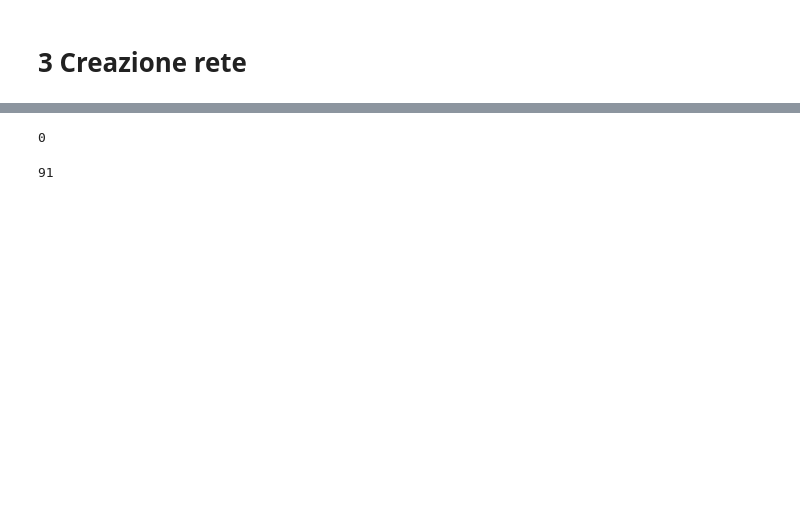
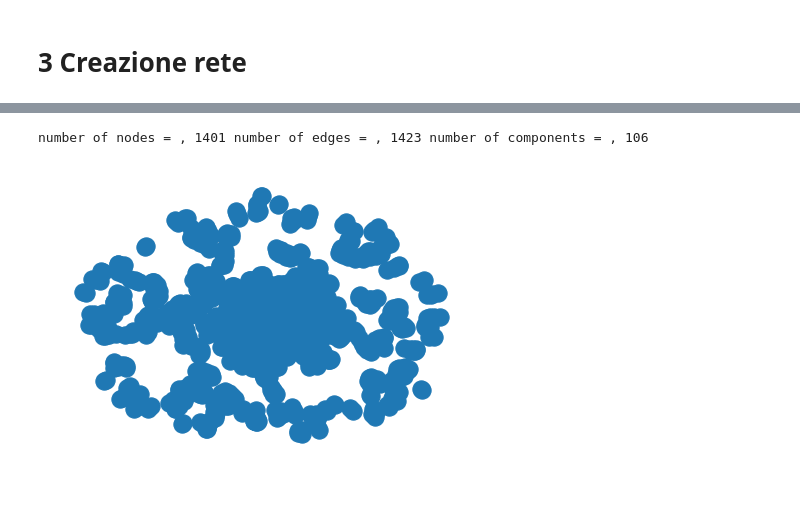
Before and after one commit to gatto/ds-network-analysis, a Jupyter notebook: py/net_building/2) Creazione rete.ipynb, the cells around one changed output, grey strips where cells are left out. Saved outputs shown, nothing was run; the diff lists cells and outputs as text; code cells hidden in the pictures.

Commit message:
codici aggiornati
- creazione rete in file png
- risolvere problema con attributo "verified"
- risolvere bug "UserETL"

```diff
--- a/py/net_building/2) Creazione rete.ipynb
+++ b/py/net_building/2) Creazione rete.ipynb
@@ -246,7 +372,7 @@ def to_sets(nested_lists):
 # %%
 df_nodes['hashtag']=df_nodes['hashtag'].map(to_sets)
 df_nodes['tweet_id']=df_nodes['tweet_id'].map(to_sets)
-#df_nodes['conversation_id']=df_nodes['conversation_id'].map(to_sets)
+df_nodes['conversation_id']=df_nodes['conversation_id'].map(to_sets)
 df_nodes['retweet_id']=df_nodes['retweet_id'].map(to_sets)
 df_nodes['verified']=df_nodes['verified'].map(to_sets)
 df_nodes['location']=df_nodes['location'].map(to_sets)
@@ -357,12 +514,7 @@ for index in range(0, len(df_nodes):
 # %%
 #crea edges tra nodi
 #tentativo 1
-edges=[]
-user_set=set()
-for e in df_nodes['user_id']:
-    user_set.update(e)
-for id_retweet in df_nodes['retweet_id']:
-    if id_retweet.intersection(user_set)!=set():
-        print('ok')
-        edges.append([id_retweet,id_retweet.intersection(user_set)])
-edges
+index=[]
+for i in df_nodes.index:
+    index.append({str(i)})
+#print(index)
@@ -385,20 +521,16 @@ KeyError: 'conversation_id'
-# %%
-#assegnazione link ai nodi
-from_node=[]
-to_node=[]
-for n1,n2 in edges:
-    from_node.append(n1)
-    to_node.append(n2)
-i=0
-while i<len(edges):
-    G.add_edge(from_node[i],to_node[i])
-    i +=1
-# %%
-G.number_of_edges()
-# %% [output]
-0
-# %%
-G.number_of_nodes()
-# %% [output]
-91
+# %%
+list_edges=[]
+for u in index:
+    #print(u)
+    for i,ret in enumerate(df_nodes['retweet_id']):
+        #print(ret)
+        if ret.intersection(u)!=set():
+            #print('ok')
+            for el in ret:
+                list_edges.append({'from':df_nodes.index[i],
+                                  'to':int(el)})
+edges=[(x["from"], x["to"]) for x in list_edges]
+#print(edges)
+G.add_edges_from(edges)
+#print(edges)
 # %%
@@ -405,5 +538,10 @@ G.number_of_nodes()
 G.remove_nodes_from(list(nx.isolates(G)))
 # %%
+c=0
+for component in list(nx.connected_components(G)):
+    c += 1
 nx.draw(G)
+print('number of nodes = ,',G.number_of_nodes(),'number of edges = ,', G.number_of_edges(),'number of components = ,',c)
 # %% [output]
+number of nodes = , 1401 number of edges = , 1423 number of components = , 106
-[figure, old version]
+[figure, new version]
```
Also changed, not shown: parts of 46 cells of this notebook, 4 other files.
